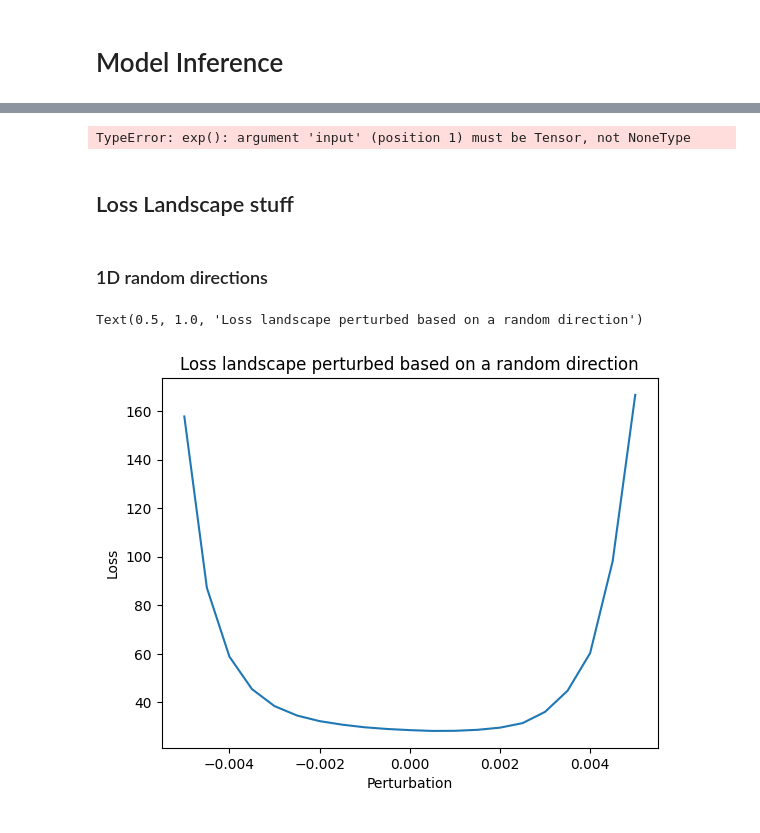
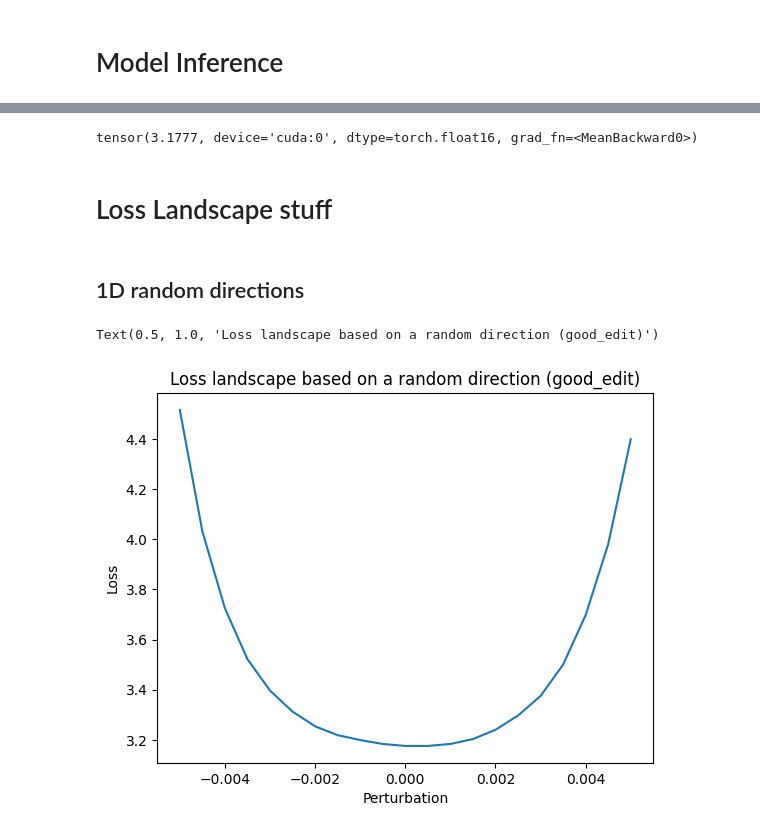
Before and after one commit to msakarvadia/memorization, a Jupyter notebook: figs/vis/loss_landscapes.ipynb, the cells around one changed output, grey strips where cells are left out. Cells and saved outputs as stored; diff of their text form; code cells hidden in the pictures.

```diff
--- a/figs/vis/loss_landscapes.ipynb
+++ b/figs/vis/loss_landscapes.ipynb
@@ -153,7 +156,7 @@ random_data = torch.load("/pscratch/sd/m/mansisak/memorization/src/data/pythia_m
 random_data_pile = torch.reshape(random_data[0:2040], (3264, 80)).to(device)
 
 random_data = random_data_pile[0:1632]
-random_data = random_data_pile[0:100] # for testing purposes
+random_data = random_data_pile[0:10] # for testing purposes
 extra_data = random_data_pile[1632:]
 random_dataloader = DataLoader(random_data, batch_size=1, shuffle=False)
 random_dataloader
@@ -186,4 +189,28 @@ def perplexity(model, dataloader):
 def perplexity_criterion(model_output, targets=None):
     loss = model_output.loss
     return torch.exp(loss)
+
+
+def average_loss(model, dataloader):
+    avg_metric = 0
+    for i, batch in enumerate(dataloader):
+        with torch.no_grad():
+            model_output = model(batch, labels=batch)
+        loss = model_output.loss
+        avg_metric += loss
+        # print(loss.item())
+    return avg_metric / len(dataloader)
+
+
+from torch.nn import CrossEntropyLoss
+def loss_criterion(model_output, inputs):
+    # Shift so that tokens < n predict n
+    shift_labels = inputs[..., 1:].contiguous()
+    shift_logits = model_output.logits[..., :-1, :].contiguous()
+    # Calculate per-token loss
+    loss_fct = CrossEntropyLoss(reduction="none")
+    loss = loss_fct(shift_logits.view(-1, shift_logits.size(-1)), shift_labels.view(-1))
+    # Resize and average loss per sample
+    loss_per_sample = loss.view(shift_logits.size(0), shift_logits.size(1)).mean(axis=1)
+    return (loss_per_sample).mean()
 # %%
@@ -210,7 +220,7 @@ tensor(inf, device='cuda:0', dtype=torch.float16)
 # %%
-perplexity_criterion(model(random_data[:10]), random_dataloader)
+loss_criterion(model(random_data[:10]), random_data[:10])
 # %% [output]
-TypeError: exp(): argument 'input' (position 1) must be Tensor, not NoneType
+tensor(3.1777, device='cuda:0', dtype=torch.float16, grad_fn=<MeanBackward0>)
 # %% [markdown]
-## Loss Landscape stuff
+# Loss Landscape stuff
 # %%
@@ -227,35 +238,35 @@ def get_params(model_orig, model_perb, direction, alpha):
         m_perb.data = m_orig.data + alpha * d
     return model_perb
 # %% [markdown]
-### 1D random directions
+## 1D random directions
 # %%
 # generate random vector to do the loss plot
 
 ### TODO: why does normalization make the direction all zeros ...
 v = [torch.randn_like(p) for p in model.parameters()]
 # v = normalization(v)
 
 # used to perturb your model
 lams = np.linspace(-0.005, 0.005, 21).astype(np.float32)
 
 loss_list = []
 
 # create a copy of the model
 model_perb = copy.deepcopy(model)
 model_perb.eval()
 model_perb = model_perb.cuda()
 
 for lam in lams:
     model_perb = get_params(model, model_perb, v, lam)
-    loss_list.append(perplexity(model_perb, random_dataloader).item())
+    loss_list.append(average_loss(model_perb, random_dataloader).item())
 
 plt.plot(lams, loss_list)
 plt.ylabel('Loss')
 plt.xlabel('Perturbation')
-plt.title('Loss landscape perturbed based on a random direction')
+plt.title(f'Loss landscape based on a random direction ({use_model})')
 # %% [output]
-Text(0.5, 1.0, 'Loss landscape perturbed based on a random direction')
+Text(0.5, 1.0, 'Loss landscape based on a random direction (good_edit)')
-[figure, old version]
+[figure, new version]
 # %%
 # loop over different distances
 
```
Also changed, not shown: parts of 13 cells of this notebook.
